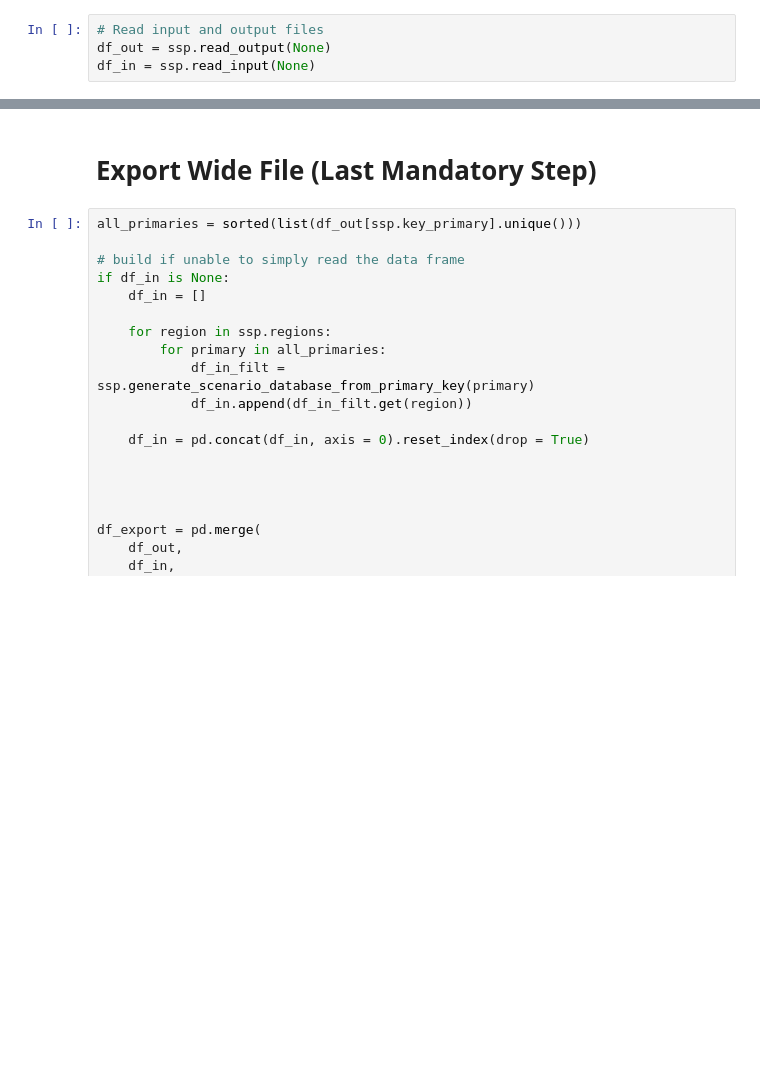
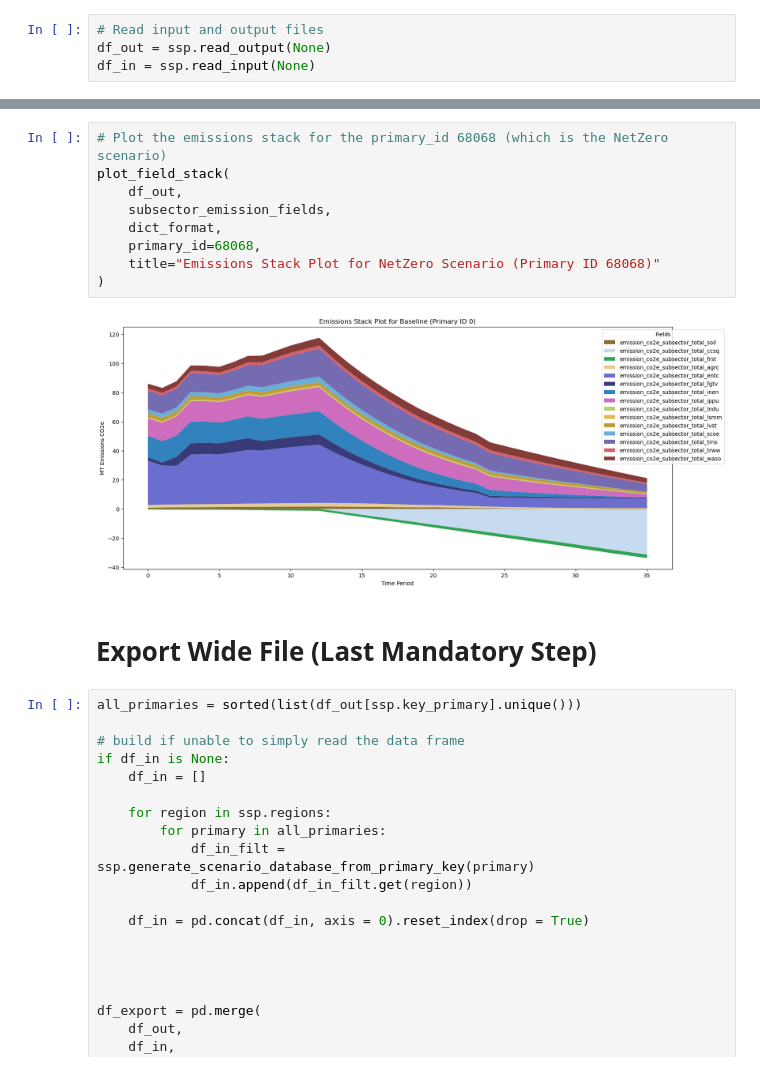
Before and after one commit to sisepuede-framework/ssp_libya, a Jupyter notebook: ssp_modeling/notebooks/libya_manager_wb.ipynb, the cells around one changed output, grey strips where cells are left out. Saved outputs shown, nothing was run; the diff lists cells and outputs as text; blank space fills up the shorter version.

```diff
--- a/ssp_modeling/notebooks/libya_manager_wb.ipynb
+++ b/ssp_modeling/notebooks/libya_manager_wb.ipynb
@@ -442,3 +547,14 @@ df_in = ssp.read_input(None)
+# %%
+# Plot the emissions stack for the primary_id 68068 (which is the NetZero scenario)
+plot_field_stack(
+    df_out,
+    subsector_emission_fields,
+    dict_format,
+    primary_id=68068,
+    title="Emissions Stack Plot for NetZero Scenario (Primary ID 68068)"
+)
+# %% [output]
+[figure, added]
 # %% [markdown]
 # Export Wide File (Last Mandatory Step)
 # %%
```
Also changed, not shown: parts of 16 cells of this notebook, 8 other files.
